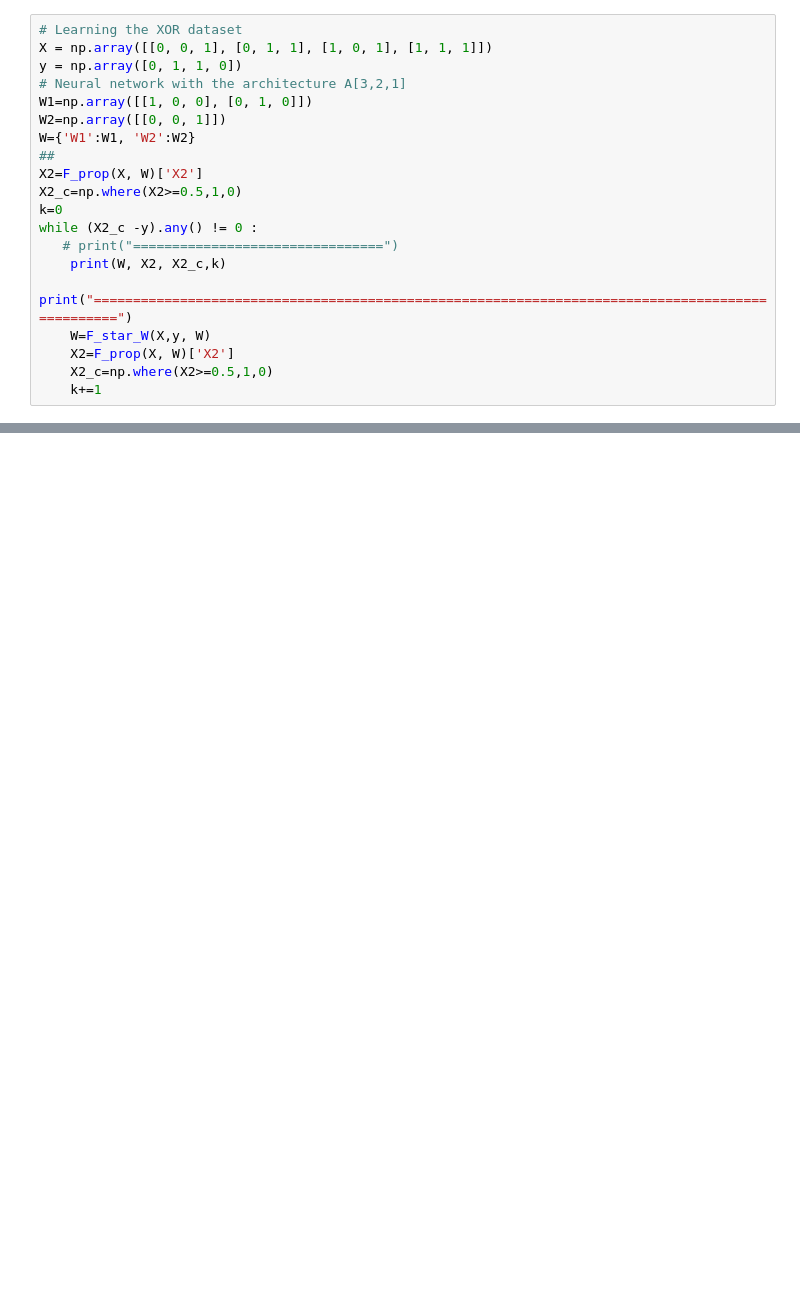
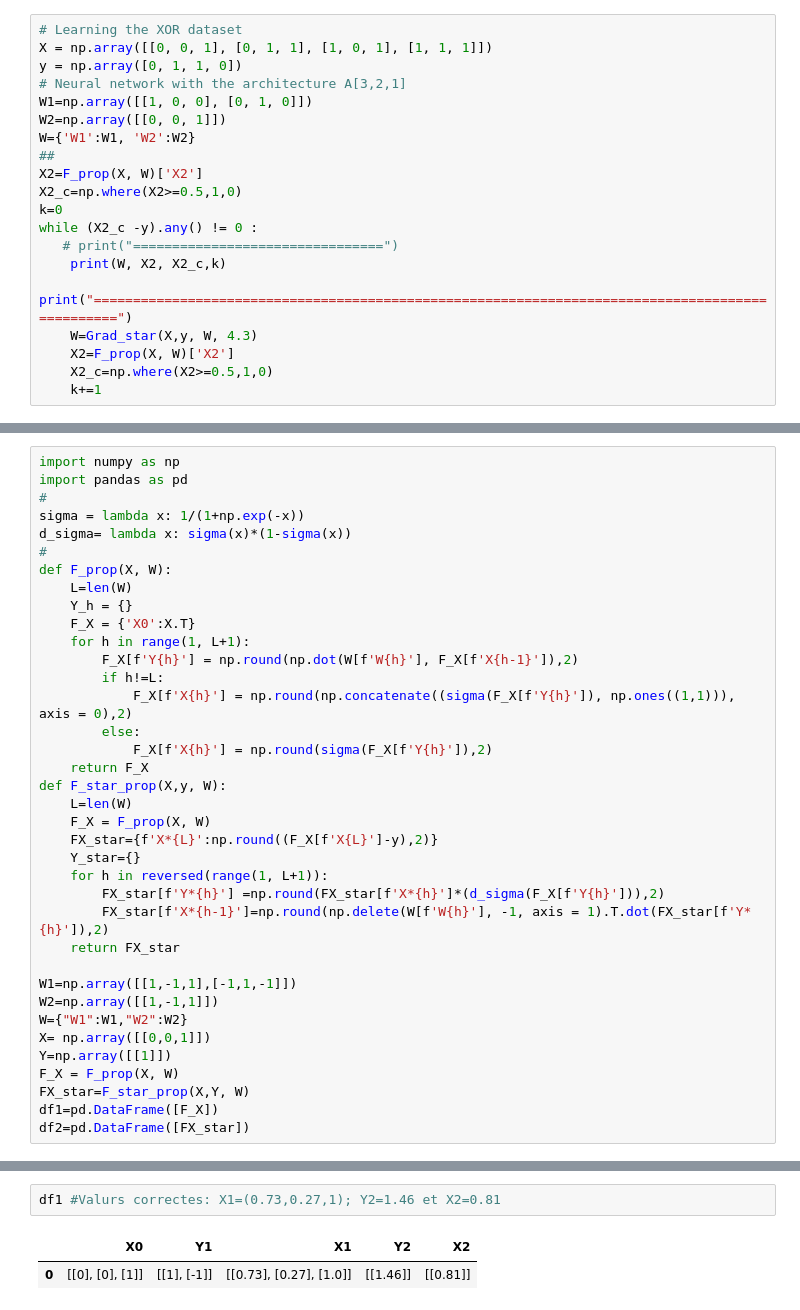
Before and after one commit to ahmadbougham/Backpropagation-and-F-adjoint, a Jupyter notebook: Brain-F-adjoint_v12.ipynb, the cells around one changed output, grey strips where cells are left out. Cells and saved outputs as stored; diff of their text form; blank space fills up the shorter version.

```diff
--- a/Brain-F-adjoint_v12.ipynb
+++ b/Brain-F-adjoint_v12.ipynb
@@ -73,7 +52,7 @@ while (X2_c -y).any() != 0 :
    # print("================================")
     print(W, X2, X2_c,k)
     print("================================================================================================")
-    W=F_star_W(X,y, W)
+    W=Grad_star(X,y, W, 4.3)
     X2=F_prop(X, W)['X2']
     X2_c=np.where(X2>=0.5,1,0)
     k+=1
@@ -135,0 +79,37 @@ while (X2_c -y).any() != 0 :
+# %%
+import numpy as np
+import pandas as pd
+#
+sigma = lambda x: 1/(1+np.exp(-x))
+d_sigma= lambda x: sigma(x)*(1-sigma(x))
+#
+def F_prop(X, W):
+    L=len(W)
+    Y_h = {}
+    F_X = {'X0':X.T}
+    for h in range(1, L+1):
+        F_X[f'Y{h}'] = np.round(np.dot(W[f'W{h}'], F_X[f'X{h-1}']),2)
+        if h!=L:
+            F_X[f'X{h}'] = np.round(np.concatenate((sigma(F_X[f'Y{h}']), np.ones((1,1))), axis = 0),2)
+        else:
+            F_X[f'X{h}'] = np.round(sigma(F_X[f'Y{h}']),2)
+    return F_X
+def F_star_prop(X,y, W):
+    L=len(W)
+    F_X = F_prop(X, W)
+    FX_star={f'X*{L}':np.round((F_X[f'X{L}']-y),2)}
+    Y_star={}
+    for h in reversed(range(1, L+1)):
+        FX_star[f'Y*{h}'] =np.round(FX_star[f'X*{h}']*(d_sigma(F_X[f'Y{h}'])),2)
+        FX_star[f'X*{h-1}']=np.round(np.delete(W[f'W{h}'], -1, axis = 1).T.dot(FX_star[f'Y*{h}']),2)
+    return FX_star
+
+W1=np.array([[1,-1,1],[-1,1,-1]])
+W2=np.array([[1,-1,1]])
+W={"W1":W1,"W2":W2}
+X= np.array([[0,0,1]])
+Y=np.array([[1]])
+F_X = F_prop(X, W)
+FX_star=F_star_prop(X,Y, W)
+df1=pd.DataFrame([F_X])
+df2=pd.DataFrame([FX_star])
@@ -135,0 +140,5 @@ while (X2_c -y).any() != 0 :
+# %%
+df1 #Valurs correctes: X1=(0.73,0.27,1); Y2=1.46 et X2=0.81
+# %% [output]
+|  | X0 | Y1 | X1 | Y2 | X2 |
+| 0 | [[0], [0], [1]] | [[1], [-1]] | [[0.73], [0.27], [1.0]] | [[1.46]] | [[0.81]] |
```
Also changed, not shown: parts of 8 cells of this notebook.
